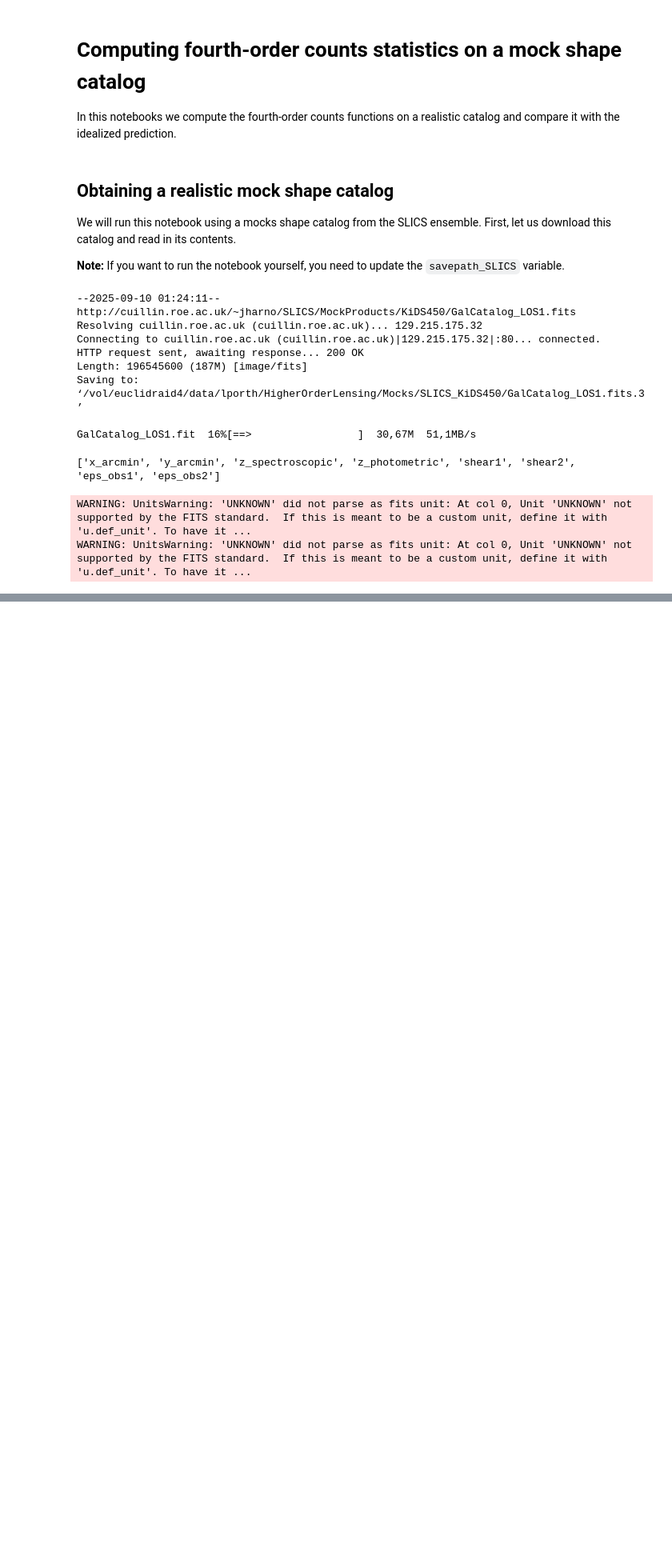
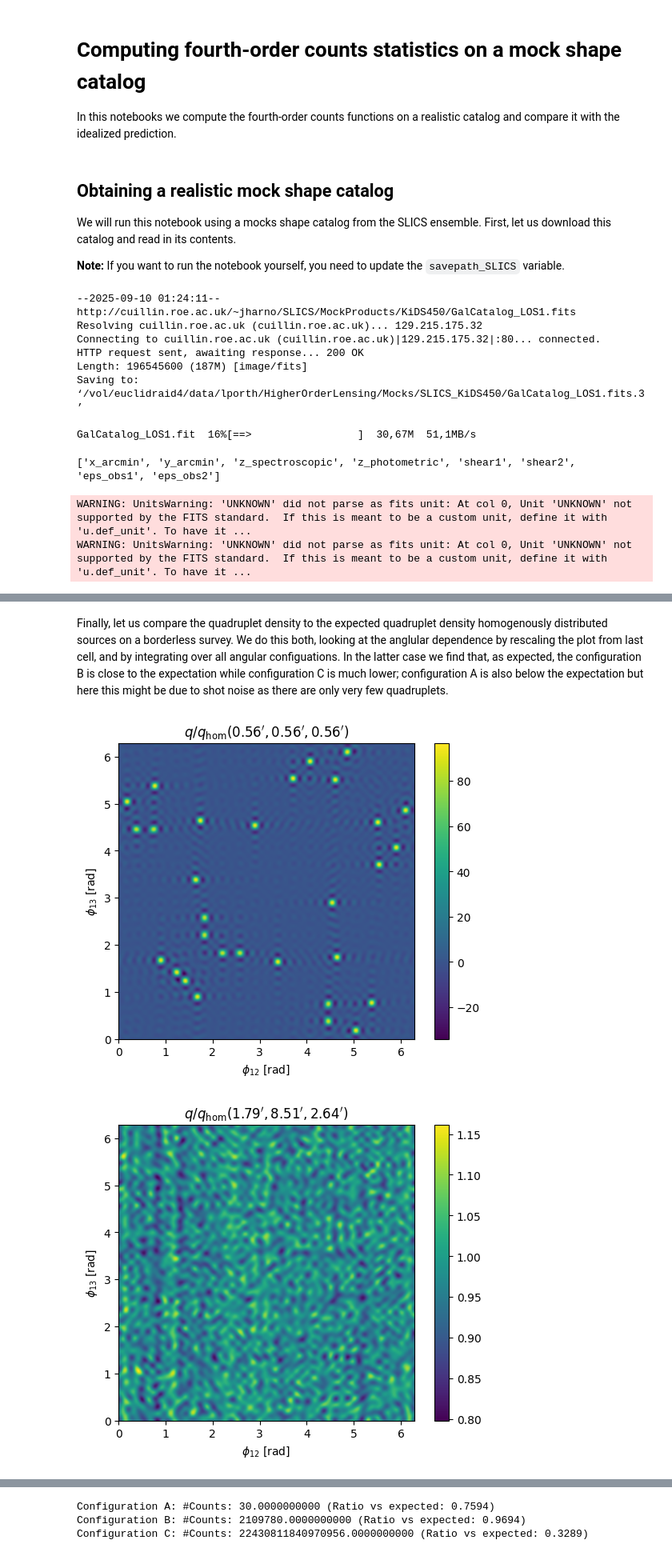
Before and after one commit to lporth93/orpheus, a Jupyter notebook: docs/source/notebooks/NNNN_tutorial.ipynb, the cells around one changed output, grey strips where cells are left out. Shown at 80% size. Cells and saved outputs as stored; diff of their text form; code cells hidden in the pictures; blank space fills up the shorter version.

```diff
--- a/docs/source/notebooks/NNNN_tutorial.ipynb
+++ b/docs/source/notebooks/NNNN_tutorial.ipynb
@@ -37,7 +37,7 @@ print(slicscat.keys())
 WARNING: UnitsWarning: 'UNKNOWN' did not parse as fits unit: At col 0, Unit 'UNKNOWN' not supported by the FITS standard.  If this is meant to be a custom unit, define it with 'u.def_unit'. To have it ...
 WARNING: UnitsWarning: 'UNKNOWN' did not parse as fits unit: At col 0, Unit 'UNKNOWN' not supported by the FITS standard.  If this is meant to be a custom unit, define it with 'u.def_unit'. To have it ...
 # %%
-fdownsample = 10
+fdownsample = 40
 # %%
 poscat = orpheus.ScalarTracerCatalog(
     pos1=slicscat["x_arcmin"][::fdownsample],
@@ -85,0 +142,53 @@ AttributeError: 'NoneType' object has no attribute 'shape'
+# %% [markdown]
+Finally, let us compare the quadruplet density to the expected quadruplet density homogenously distributed sources on a borderless survey. We do this both, looking at the anglular dependence by rescaling the plot from last cell, and by integrating over all angular configuations. In the latter case we find that, as expected, the configuration B is close to the expectation while configuration C is much lower; configuration A is also below the expectation but here this might be due to shot noise as there are only very few quadruplets.
+# %%
+def qtheo(cat,nnnn,it1,it2,it3):
+    """ Returns expected quadruplet density for a given catalog and 4PCF setup
+    assuming a borderless survey and homogenously distributed points. """
+    A = cat.len1*cat.len2
+    nbar_arcmin2 = cat.ngal/A
+    thet1 = nnnn.bin_centers_mean[it1]
+    thet2 = nnnn.bin_centers_mean[it2]
+    thet3 = nnnn.bin_centers_mean[it3]
+    dthet1 = nnnn.bin_edges[it1+1]-nnnn.bin_edges[it1]
+    dthet2 = nnnn.bin_edges[it2+1]-nnnn.bin_edges[it2]
+    dthet3 = nnnn.bin_edges[it3+1]-nnnn.bin_edges[it3]
+    dphi12 = 2*np.pi#*nnnn.nbinsphi[0]
+    dphi13 = 2*np.pi#*nnnn.nbinsphi[1]
+    return 2*np.pi*A*nbar_arcmin2**4 * thet1*dthet1 * thet2*dthet2 * thet3*dthet3 * dphi12 * dphi13
+
+plt.imshow(qcountsa.real*2*np.pi/qtheo(poscat,fourpcf,ita1,ita2,ita3),origin='lower',extent=[0,2*np.pi,0,2*np.pi])
+plt.title(r"$q/q_{\rm hom}(%.2f',%.2f',%.2f')$"%(fourpcf.bin_centers_mean[ita1],fourpcf.bin_centers_mean[ita2],fourpcf.bin_centers_mean[ita3]))
+plt.colorbar()
+plt.xlabel(r"$\phi_{12}$ [rad]")
+plt.ylabel(r"$\phi_{13}$ [rad]")
+plt.show()
+
+plt.imshow(qcountsb.real*2*np.pi/qtheo(poscat,fourpcf,itb1,itb2,itb3).real,origin='lower',extent=[0,2*np.pi,0,2*np.pi])
+plt.title(r"$q/q_{\rm hom}(%.2f',%.2f',%.2f')$"%(fourpcf.bin_centers_mean[itb1],fourpcf.bin_centers_mean[itb2],fourpcf.bin_centers_mean[itb3]))
+plt.colorbar()
+plt.xlabel(r"$\phi_{12}$ [rad]")
+plt.ylabel(r"$\phi_{13}$ [rad]")
+plt.show()
+
+plt.imshow(qcountsc.real*2*np.pi/qtheo(poscat,fourpcf,itc1,itc2,itc3),origin='lower',extent=[0,2*np.pi,0,2*np.pi])
+plt.title(r"$q/q_{\rm hom}(%.2f',%.2f',%.2f')$"%(fourpcf.bin_centers_mean[itc1],fourpcf.bin_centers_mean[itc2],fourpcf.bin_centers_mean[itc3]))
+plt.colorbar()
+plt.xlabel(r"$\phi_{12}$ [rad]")
+plt.ylabel(r"$\phi_{13}$ [rad]")
+plt.show()
+
+counts = np.sum(qcountsa.real)*2*np.pi/fourpcf.nbinsphi[0]/fourpcf.nbinsphi[1]
+expected = qtheo(poscat,fourpcf,ita1,ita2,ita3)
+print("Configuration A: #Counts: %.10f (Ratio vs expected: %.4f)"%(counts,counts/expected))
+
+counts = np.sum(qcountsb.real)*2*np.pi/fourpcf.nbinsphi[0]/fourpcf.nbinsphi[1]
+expected = qtheo(poscat,fourpcf,itb1,itb2,itb3)
+print("Configuration B: #Counts: %.10f (Ratio vs expected: %.4f)"%(counts,counts/expected))
+
+counts = np.sum(qcountsc.real)*2*np.pi/fourpcf.nbinsphi[0]/fourpcf.nbinsphi[1]
+expected = qtheo(poscat,fourpcf,itc1,itc2,itc3)
+print("Configuration C: #Counts: %.10f (Ratio vs expected: %.4f)"%(counts,counts/expected))
+# %% [output]
+[figure, added]
+[figure, added]
@@ -85,0 +196,3 @@ AttributeError: 'NoneType' object has no attribute 'shape'
+Configuration A: #Counts: 30.0000000000 (Ratio vs expected: 0.7594)
+Configuration B: #Counts: 2109780.0000000000 (Ratio vs expected: 0.9694)
+Configuration C: #Counts: 22430811840970956.0000000000 (Ratio vs expected: 0.3289)
```
Also changed, not shown: parts of 12 cells of this notebook, 11 other files.
